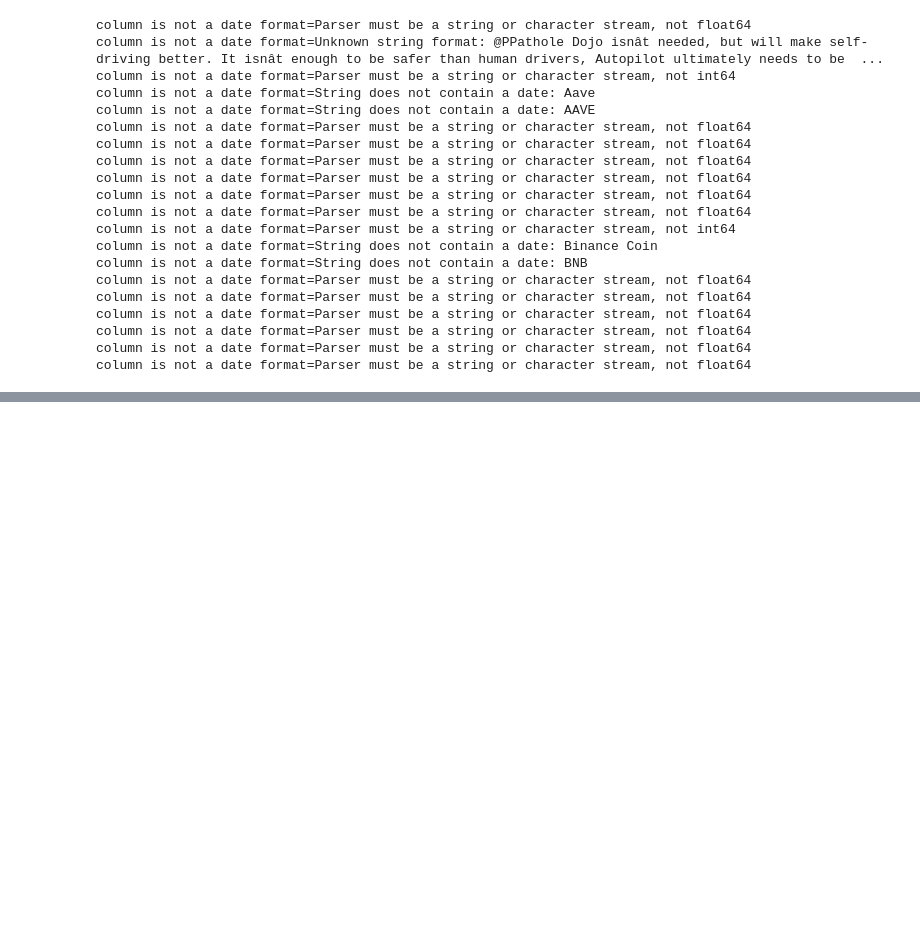
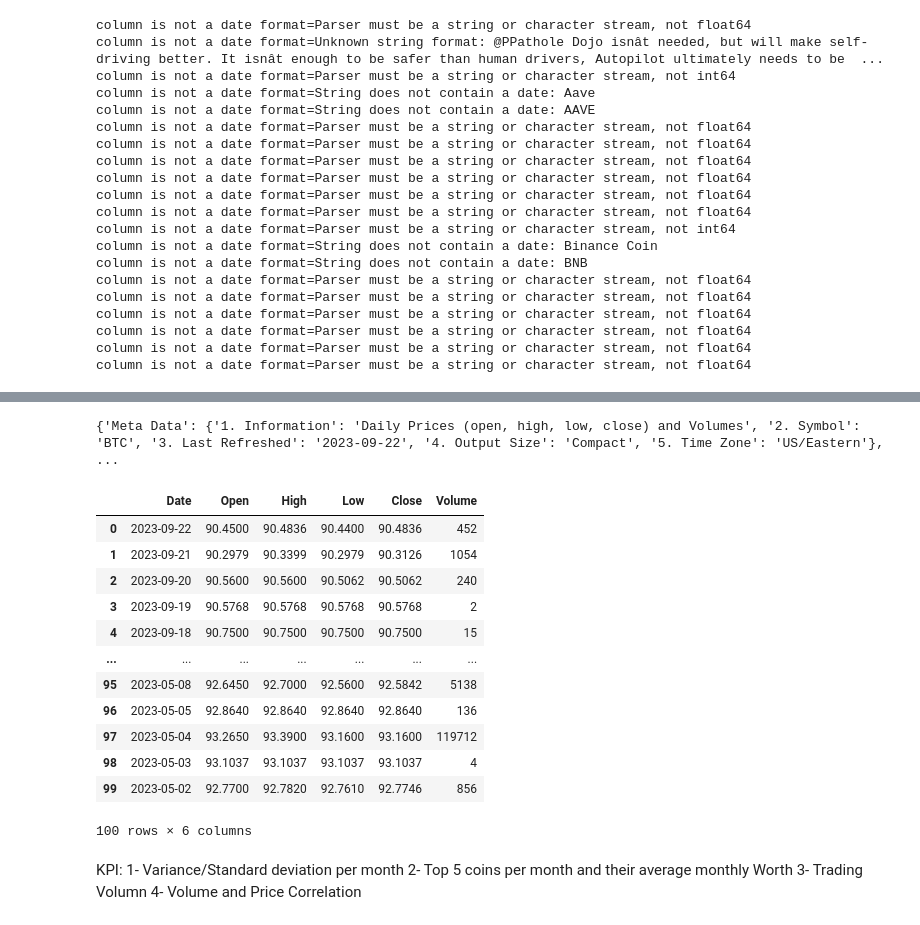
Before and after one commit to FawziElZein/data_analysis_saturn_group, a Jupyter notebook: notebook.ipynb, the cells around one changed output, grey strips where cells are left out. Drawn from its saved outputs; the diff is of its cells as text; code cells hidden in the pictures; blank space fills up the shorter version.

```diff
--- a/notebook.ipynb
+++ b/notebook.ipynb
@@ -274,0 +414,45 @@ column is not a date format=Parser must be a string or character stream, not flo
+# %%
+import requests
+
+# replace the "demo" apikey below with your own key from https://www.alphavantage.co/support/#api-key
+url = 'https://www.alphavantage.co/query?function=TIME_SERIES_DAILY&symbol=BTC&interval=5min&apikey=IBC6UTTQ70KJWNSU'
+r = requests.get(url)
+data = r.json()
+
+print(data)
+# %% [output]
+{'Meta Data': {'1. Information': 'Daily Prices (open, high, low, close) and Volumes', '2. Symbol': 'BTC', '3. Last Refreshed': '2023-09-22', '4. Output Size': 'Compact', '5. Time Zone': 'US/Eastern'}, ...
+# %%
+import pandas as pd
+daily_time_series = data.get('Time Series (Daily)')
+
+# Convert the daily time series data to a DataFrame
+df = pd.DataFrame.from_dict(daily_time_series, orient='index')
+df.reset_index(inplace=True)
+df.columns = ['Date', 'Open', 'High', 'Low', 'Close', 'Volume']
+
+# Convert date strings to datetime objects
+df['Date'] = pd.to_datetime(df['Date'])
+
+# Print the DataFrame
+df
+# %% [output]
+|  | Date | Open | High | Low | Close | Volume |
+| 0 | 2023-09-22 | 90.4500 | 90.4836 | 90.4400 | 90.4836 | 452 |
+| 1 | 2023-09-21 | 90.2979 | 90.3399 | 90.2979 | 90.3126 | 1054 |
+| 2 | 2023-09-20 | 90.5600 | 90.5600 | 90.5062 | 90.5062 | 240 |
+| 3 | 2023-09-19 | 90.5768 | 90.5768 | 90.5768 | 90.5768 | 2 |
+| 4 | 2023-09-18 | 90.7500 | 90.7500 | 90.7500 | 90.7500 | 15 |
+| ... | ... | ... | ... | ... | ... | ... |
+| 95 | 2023-05-08 | 92.6450 | 92.7000 | 92.5600 | 92.5842 | 5138 |
+| 96 | 2023-05-05 | 92.8640 | 92.8640 | 92.8640 | 92.8640 | 136 |
+| 97 | 2023-05-04 | 93.2650 | 93.3900 | 93.1600 | 93.1600 | 119712 |
+| 98 | 2023-05-03 | 93.1037 | 93.1037 | 93.1037 | 93.1037 | 4 |
+| 99 | 2023-05-02 | 92.7700 | 92.7820 | 92.7610 | 92.7746 | 856 |
+100 rows × 6 columns
+# %% [markdown]
+KPI:
+1- Variance/Standard deviation per month
+2- Top 5 coins per month and their average monthly Worth
+3- Trading Volumn
+4- Volume and Price Correlation
```
Also changed, not shown: parts of 9 cells of this notebook, 5 other files.
